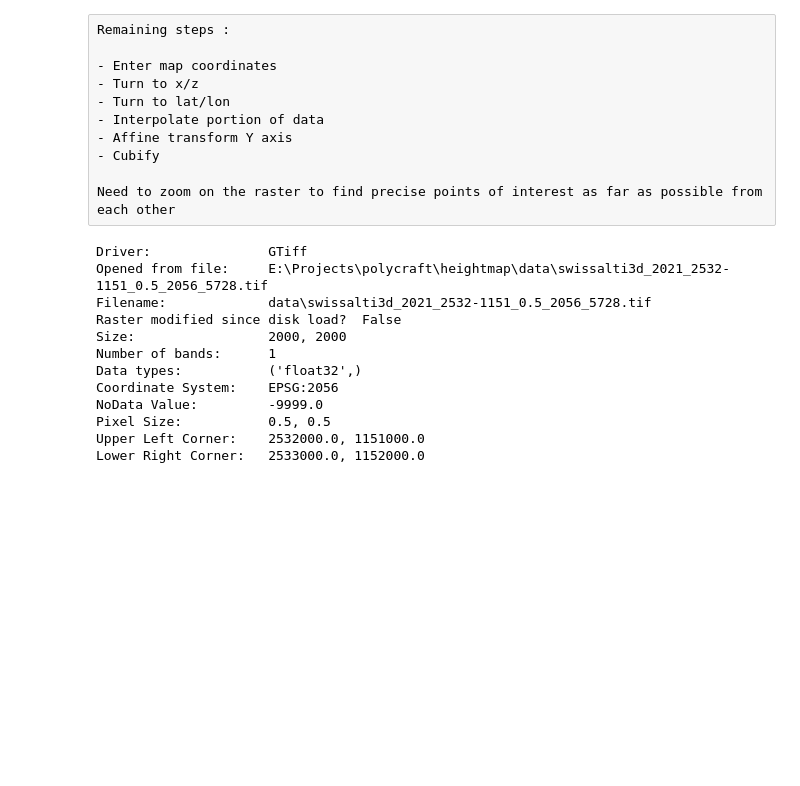
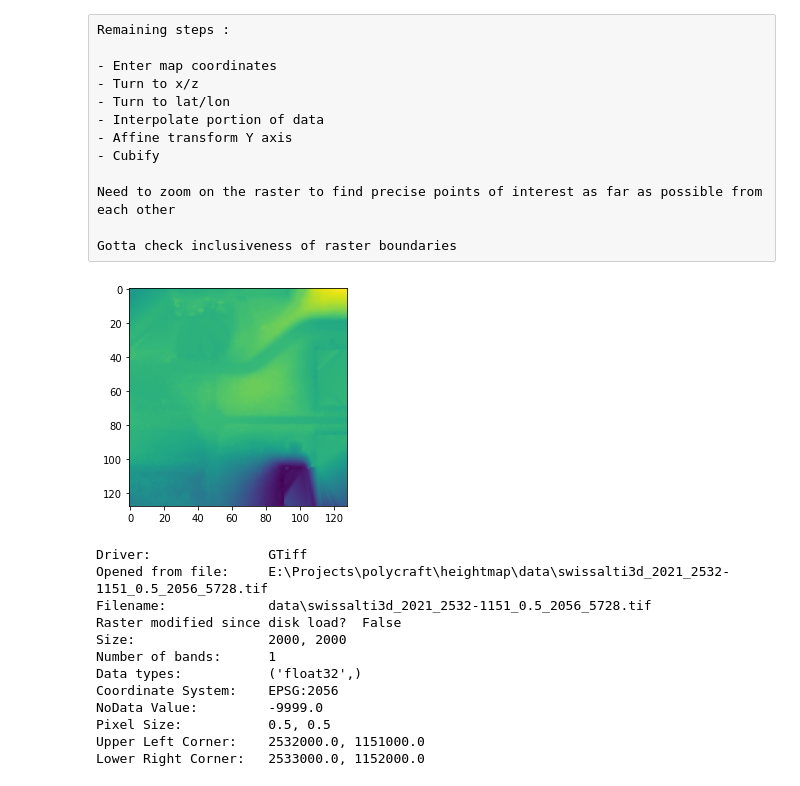
Before and after one commit to DavidResin/polycraft, a Jupyter notebook: heightmap/heightmap.ipynb, the cells around one changed output. Drawn from its saved outputs; the diff is of its cells as text; code cells hidden in the pictures; blank space fills up the shorter version.

Commit message:
Raster work complete

```diff
--- a/heightmap/heightmap.ipynb
+++ b/heightmap/heightmap.ipynb
@@ -26,4 +26,6 @@ Remaining steps :
 - Cubify
 
 Need to zoom on the raster to find precise points of interest as far as possible from each other
+
+Gotta check inclusiveness of raster boundaries
 # %%
@@ -61,3 +105,9 @@ def raster_ranges(rasters, m2c, x0, z0, x1, z1):
+# %%
+temp = gen_heightmap(rasters, m2c, c2m, 3, -1)
+plt.imshow(temp)
+plt.show()
+# %% [output]
+[figure, added]
 # %%
 fns = [fn for fn in os.listdir("data") if fn.endswith(".tif")]
 rasters = sorted([gu.Raster(os.path.join("data", fn)) for fn in fns], key=lambda r: r.bounds[:2])
```
Also changed, not shown: parts of 22 cells of this notebook.
